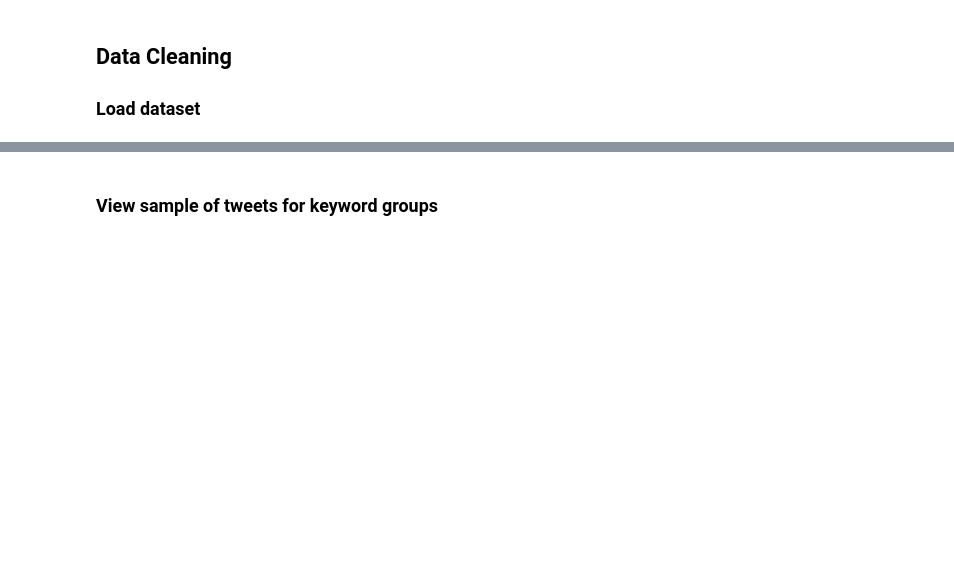
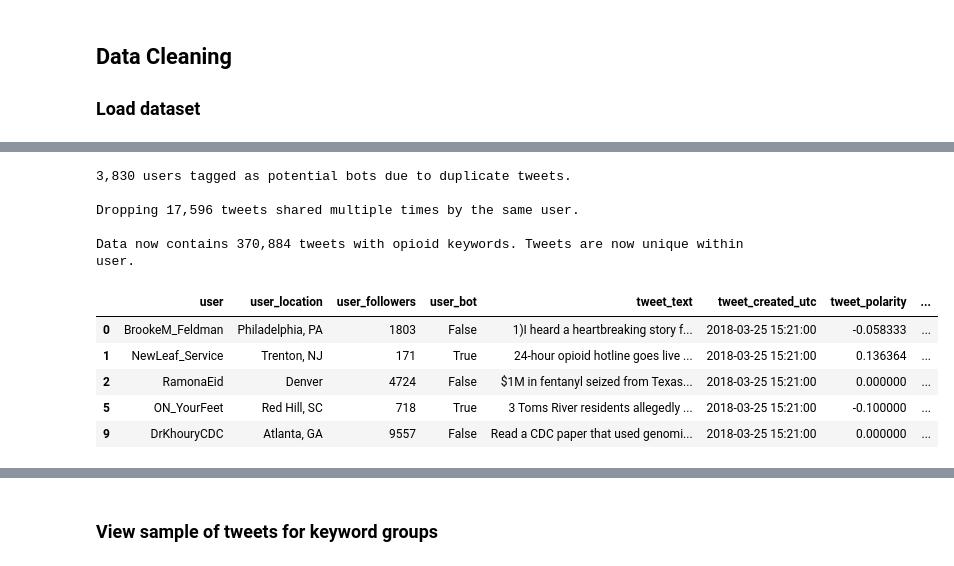
Before and after one commit to mefryar/opioid-research, a Jupyter notebook: code/opioid_twitter.ipynb, the cells around one changed output, grey strips where cells are left out. Saved outputs shown, nothing was run; the diff lists cells and outputs as text; code cells hidden in the pictures; blank space fills up the shorter version.

```diff
--- a/code/opioid_twitter.ipynb
+++ b/code/opioid_twitter.ipynb
@@ -145,0 +220,4 @@ Tweets with comma in user location: 113610 (63% of tweets with location)
+# %%
+stripped_tweets = raw_data.copy()
+stripped_tweets['tweet_text'] = stripped_tweets['tweet_text'].map(initial_tweet_cleaner)
+stripped_tweets.head()
@@ -145,0 +242,12 @@ Tweets with comma in user location: 113610 (63% of tweets with location)
+# %%
+# Count tweets that do not contain opioid keywords
+# Note: Some tweets were included only because they quoted tweets that contained keywords
+track_terms = '|'.join(settings.TRACK_TERMS)
+contain_keywords = stripped_tweets['tweet_text'].str.contains(track_terms)
+missing_keywords = np.size(contain_keywords) - np.count_nonzero(contain_keywords)
+
+# Drop tweets that do not contain opioid keywords
+print("Dropping {:,} tweets missing opioid keywords.".format(missing_keywords))
+opioid_tweets = stripped_tweets[contain_keywords].copy()
+print("\nData now contains {:,} tweets with opioid keywords".format(opioid_tweets.shape[0]))
+opioid_tweets.head()
@@ -145,0 +271,33 @@ Tweets with comma in user location: 113610 (63% of tweets with location)
+# %%
+# Count duplicates in terms of tweet text
+duplicates = opioid_tweets.loc[
+    opioid_tweets.duplicated(subset=['user','tweet_text'], keep='first')]
+
+# Identify users with duplicate tweets
+users_with_duplicates = set(duplicates['user'])
+opioid_tweets['user_bot'] = opioid_tweets['user'].isin(users_with_duplicates)
+print("{:,} users tagged as potential bots due to duplicate tweets.".format(len(users_with_duplicates)))
+
+# Move 'user_bot' next to 'user_followers'
+cols = opioid_tweets.columns.tolist()
+cols = cols[0:3] + cols[-1:] + cols[3:-1]
+opioid_tweets = opioid_tweets[cols]
+
+# Drop duplicate tweets within user
+print("\nDropping {:,} tweets shared multiple times by the same user.".format(duplicates.shape[0]))
+opioid_tweets_unique = opioid_tweets.drop_duplicates(subset=['user','tweet_text'], keep='first').copy()
+print("\nData now contains {:,} tweets with opioid keywords. "
+      "Tweets are now unique within user.".format(opioid_tweets_unique.shape[0]))
+opioid_tweets_unique.head()
+# %% [output]
+3,830 users tagged as potential bots due to duplicate tweets.
+
+Dropping 17,596 tweets shared multiple times by the same user.
+
+Data now contains 370,884 tweets with opioid keywords. Tweets are now unique within user.
+|  | user | user_location | user_followers | user_bot | tweet_text | tweet_created_utc | tweet_polarity | ... |
+| 0 | BrookeM_Feldman | Philadelphia, PA | 1803 | False | 1)I heard a heartbreaking story f... | 2018-03-25 15:21:00 | -0.058333 | ... |
+| 1 | NewLeaf_Service | Trenton, NJ | 171 | True | 24-hour opioid hotline goes live ... | 2018-03-25 15:21:00 | 0.136364 | ... |
+| 2 | RamonaEid | Denver | 4724 | False | $1M in fentanyl seized from Texas... | 2018-03-25 15:21:00 | 0.000000 | ... |
+| 5 | ON_YourFeet | Red Hill, SC | 718 | True | 3 Toms River residents allegedly ... | 2018-03-25 15:21:00 | -0.100000 | ... |
+| 9 | DrKhouryCDC | Atlanta, GA | 9557 | False | Read a CDC paper that used genomi... | 2018-03-25 15:21:00 | 0.000000 | ... |
```
Also changed, not shown: parts of 48 cells of this notebook.
